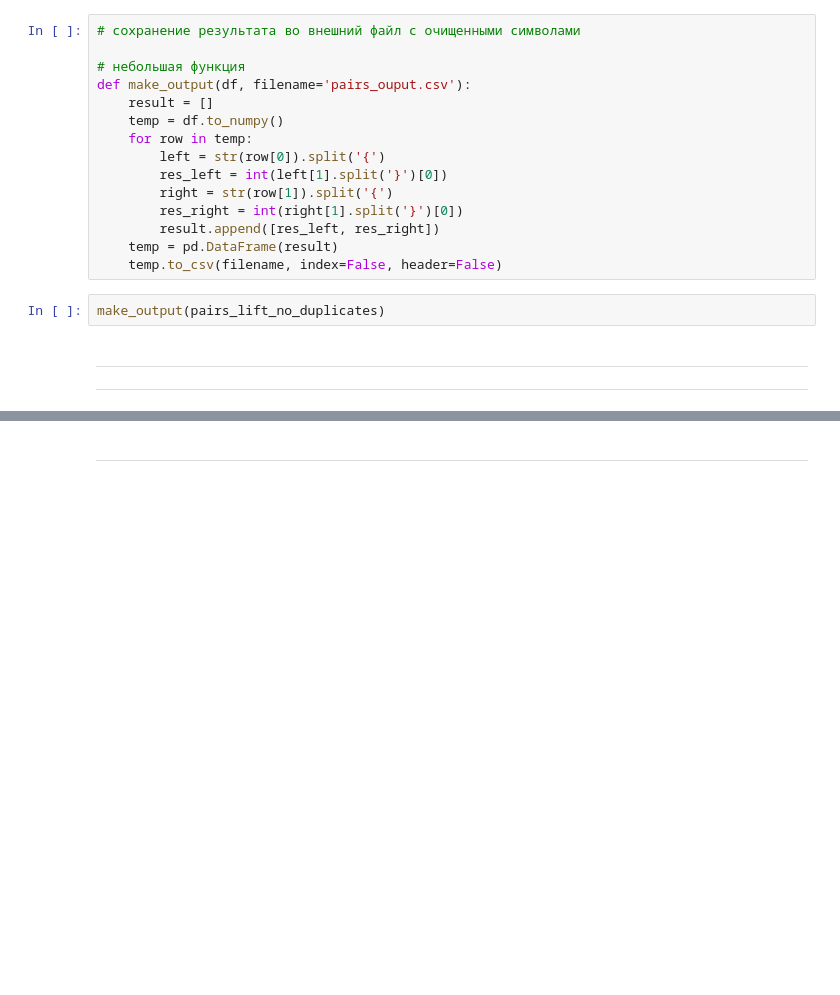
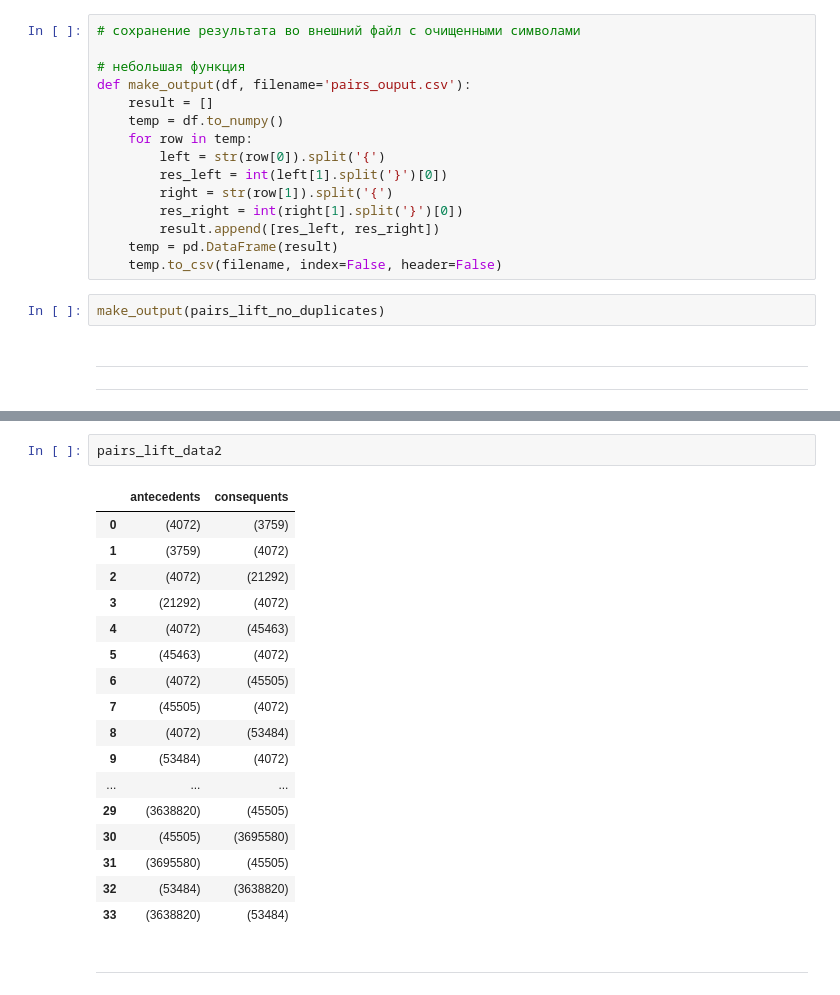
Before and after one commit to ivekhov/ARL-test, a Jupyter notebook: solution.ipynb, the cells around one changed output, grey strips where cells are left out. Drawn from its saved outputs; the diff is of its cells as text; blank space fills up the shorter version.

```diff
--- a/solution.ipynb
+++ b/solution.ipynb
@@ -250,2 +235,22 @@ pairs_lift_no_duplicates2
+# %%
+pairs_lift_data2
+# %% [output]
+|  | antecedents | consequents |
+| 0 | (4072) | (3759) |
+| 1 | (3759) | (4072) |
+| 2 | (4072) | (21292) |
+| 3 | (21292) | (4072) |
+| 4 | (4072) | (45463) |
+| 5 | (45463) | (4072) |
+| 6 | (4072) | (45505) |
+| 7 | (45505) | (4072) |
+| 8 | (4072) | (53484) |
+| 9 | (53484) | (4072) |
+| ... | ... | ... |
+| 29 | (3638820) | (45505) |
+| 30 | (45505) | (3695580) |
+| 31 | (3695580) | (45505) |
+| 32 | (53484) | (3638820) |
+| 33 | (3638820) | (53484) |
 # %% [markdown]
 ---------
```
Also changed, not shown: parts of 14 cells of this notebook.
